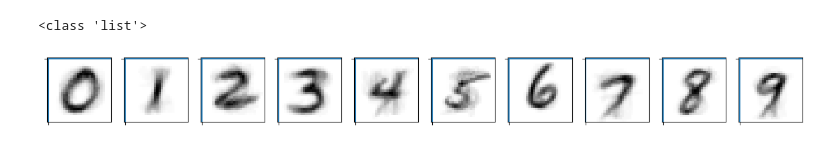
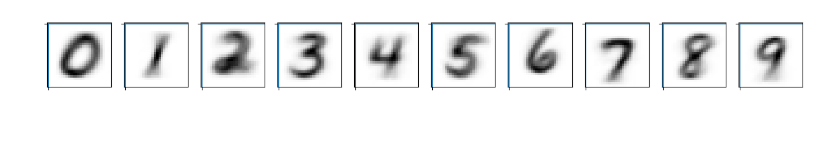
Before and after one commit to TimRoss/OCR, a Jupyter notebook: CPUcode.ipynb, the cells around one changed output. Cells and saved outputs as stored; diff of their text form; code cells hidden in the pictures.

```diff
--- a/CPUcode.ipynb
+++ b/CPUcode.ipynb
@@ -31,9 +31,12 @@ class TimsLDAClassifier:
     def withinClassCovarianceForClass(self, clazz):
         temp = np.zeros(shape=(self.sample_size, self.sample_size))
         classSubset = self.td.loc[self.td['label'] == clazz].drop(columns='label').to_numpy()
+        print("Within class covariance for class: " + str(clazz) + " " + str(classSubset.shape))
         for row in classSubset:
             curRow = np.subtract(row, self.means[self.classes.index(clazz)])
-            curRow = np.dot(np.transpose(classSubset), classSubset)
+            print("After subtract " + str(curRow.shape) + " " + str(np.sum(curRow)))
+            curRow = np.outer(np.transpose(curRow), curRow)
+            print("After mult " + str(np.trace(curRow)))
             temp += curRow
         return temp
 
@@ -48,12 +51,27 @@ class TimsLDAClassifier:
         globalMean = np.sum(self.means, axis=0)
         for clazz in self.classes:
             temp = np.subtract(self.means[self.classes.index(clazz)], globalMean)
-            temp = np.dot(np.transpose(temp), temp)
+            temp = np.outer(np.transpose(temp), temp)
             # Scale by the number of samples of this class
             temp = temp * self.td[self.td['label'] == clazz].shape[0]
             sbCovariance += temp
         self.sb = sbCovariance
 
-    def getEigens(self):
+    def getSortedEigens(self):
         weightMatrix = np.matmul(np.linalg.pinv(self.sw), self.sb)
-        self.eigenValues, self.eigenVectors = np.linalg.eig(weightMatrix)
+        eigenValues, self.eigenVectors = np.linalg.eig(weightMatrix)
+        # Transpose the eigenVectors because of the way it returns and the way I am indexing it
+        self.eigenVectors = np.transpose(self.eigenVectors)
+        # Add index for each eigenvalue so that it can be correllated to its eigenvector after a sort
+        eigenValues = np.c_[eigenValues, range(0, eigenValues.shape[0])]
+        # Sort the eigenValues largest first
+        self.sortedEigenValues = np.flip(eigenValues[eigenValues[:,0].argsort()], axis=0)
+
+    def createMapToLowerDimensionality(self, lowerDimension: int):
+        self.w = np.zeros(shape=(lowerDimension, self.sample_size), dtype=np.complex128)
+        for i in range(0, lowerDimension):
+            self.w[i] = self.eigenVectors[int(self.sortedEigenValues[i][1].real)]
+        self.w = np.transpose(self.w)
+
+    def projectDataToLowerDimension(self):
+        self.projectedData = np.matmul(self.td.drop(columns='label').to_numpy(), self.w)
@@ -60,2 +165,2 @@ class TimsLDAClassifier:
 # %%
-tinySample = fill_df.head(20)
+tinySample = fill_df.head(200)
@@ -77,23 +195,18 @@ testClassifier.getEigens()
-# %%
-print(type(testClassifier.classes))
-# %% [output]
-<class 'list'>
 # %%
 %matplotlib inline
 import numpy as np
 import matplotlib.pyplot as plt
 
-tinySample2 = testClassifier.meanForClass(3)
 # now let's show some randomly chosen images from the traininng set.
 count = 0
 sample_size = 10
 plt.figure(figsize=(16, 6))
 for i in range(0, sample_size):
     count = count + 1
     plt.subplot(1, sample_size, count)
     plt.axhline('')
     plt.axvline('')
     plt.imshow(testClassifier.means[i].reshape(28, 28), cmap=plt.cm.Greys)
 plt.show()
 # %% [output]
-[figure, old version]
+[figure, new version]
```
Also changed, not shown: parts of 11 cells of this notebook.
